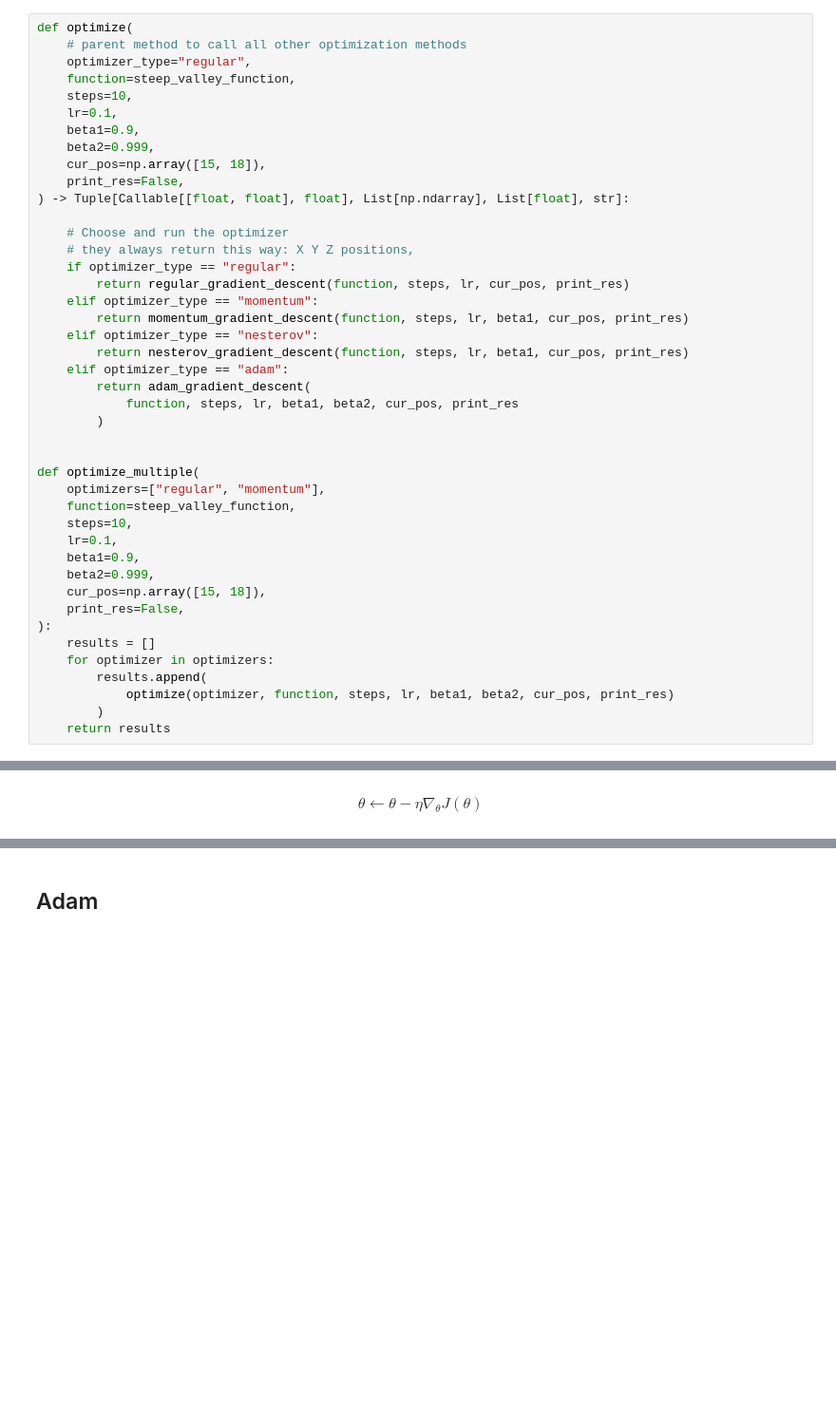
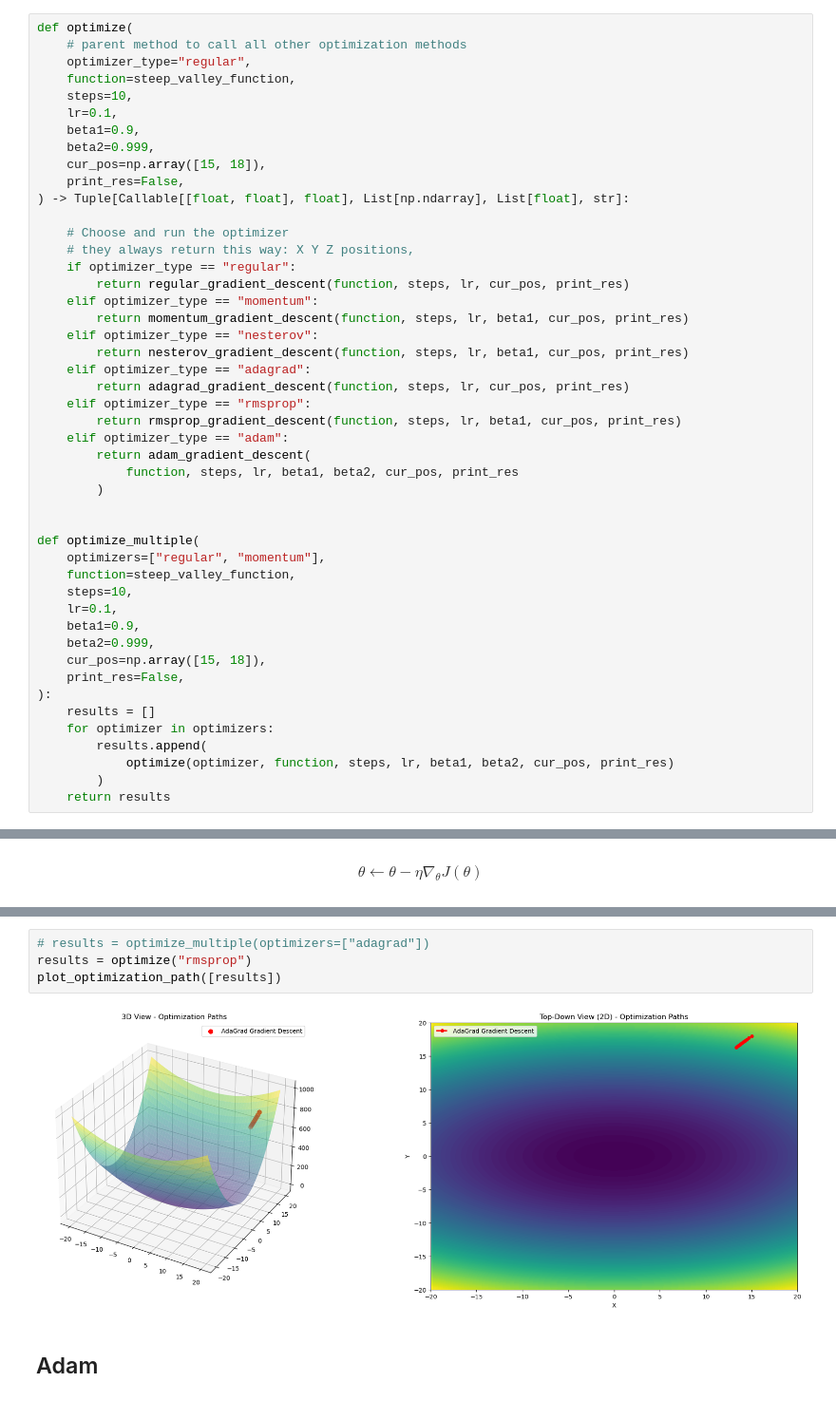
Before and after one commit to Mrjulss/faster_optimizers, a Jupyter notebook: interactive_optimizer_visualizer.ipynb, the cells around one changed output, grey strips where cells are left out. Shown at 95% size. Cells and saved outputs as stored; diff of their text form; blank space fills up the shorter version.

Commit message:
added adagrad and rmsprop to new function framework

```diff
--- a/interactive_optimizer_visualizer.ipynb
+++ b/interactive_optimizer_visualizer.ipynb
@@ -221,6 +220,10 @@ def optimize(
         return momentum_gradient_descent(function, steps, lr, beta1, cur_pos, print_res)
     elif optimizer_type == "nesterov":
         return nesterov_gradient_descent(function, steps, lr, beta1, cur_pos, print_res)
+    elif optimizer_type == "adagrad":
+        return adagrad_gradient_descent(function, steps, lr, cur_pos, print_res)
+    elif optimizer_type == "rmsprop":
+        return rmsprop_gradient_descent(function, steps, lr, beta1, cur_pos, print_res)
     elif optimizer_type == "adam":
         return adam_gradient_descent(
             function, steps, lr, beta1, beta2, cur_pos, print_res
@@ -547,3 +474,9 @@ def rmsprop_gradient_descent(
+# %%
+# results = optimize_multiple(optimizers=["adagrad"])
+results = optimize("rmsprop")
+plot_optimization_path([results])
+# %% [output]
+[figure, added]
 # %% [markdown]
 ## Adam
 # %% [markdown]
```
Also changed, not shown: parts of 13 cells of this notebook.
